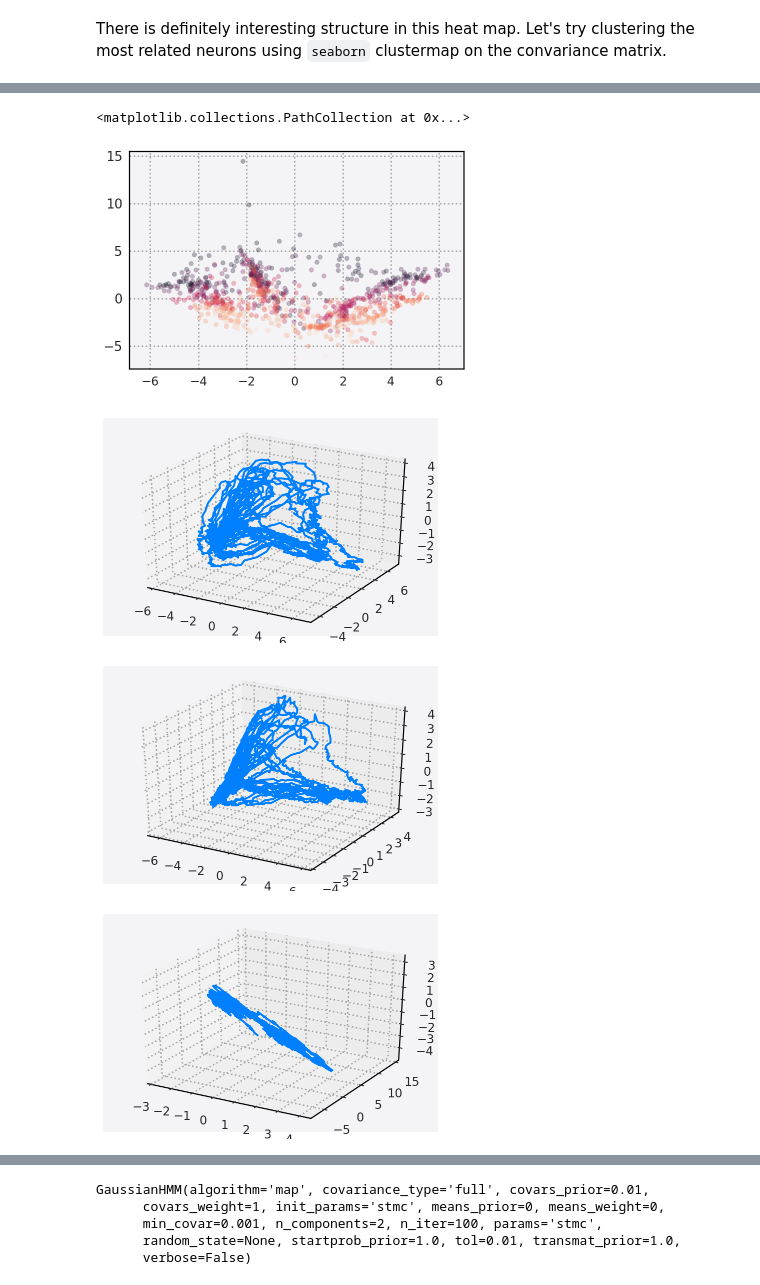
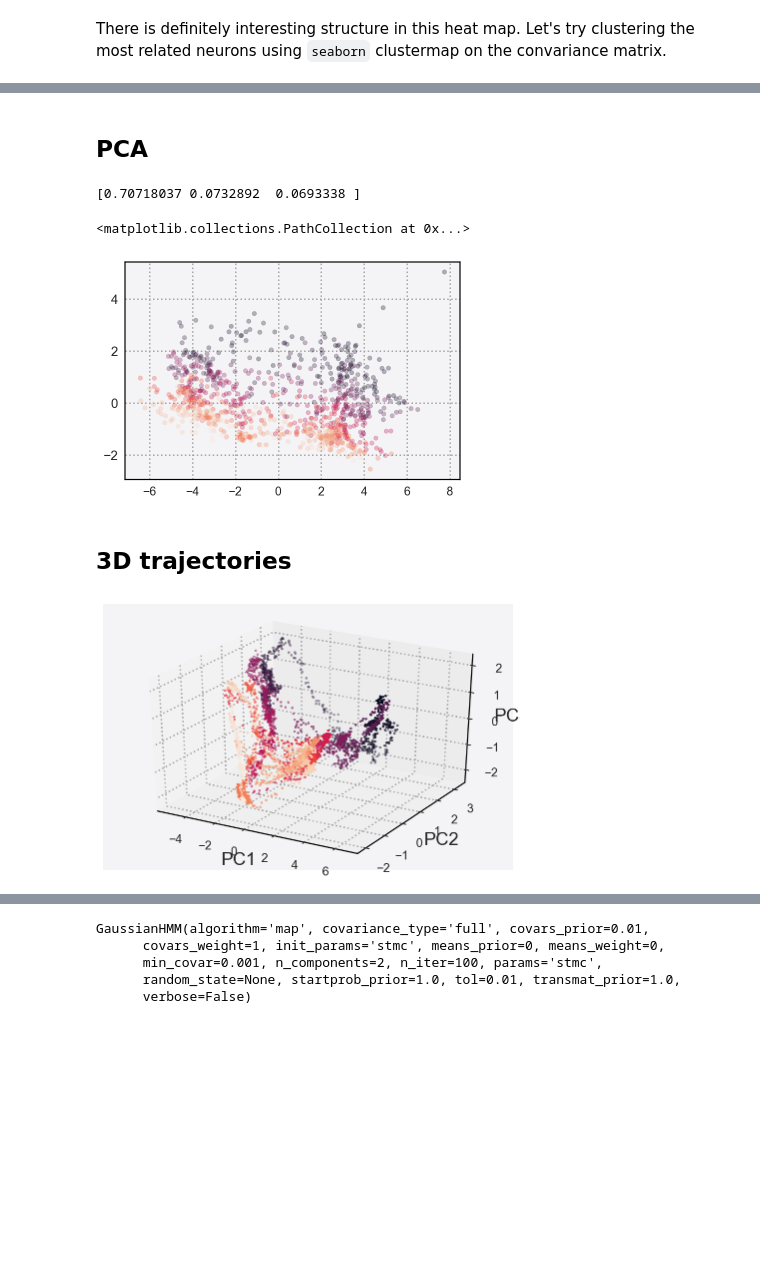
Before and after one commit to dangeles/WormsDream, a Jupyter notebook: src/oxygen_stimulus.ipynb, the cells around one changed output, grey strips where cells are left out. Drawn from its saved outputs; the diff is of its cells as text; code cells hidden in the pictures; blank space fills up the shorter version.

```diff
--- a/src/oxygen_stimulus.ipynb
+++ b/src/oxygen_stimulus.ipynb
@@ -241,41 +376,74 @@ W = pca.components_
+# %% [markdown]
+## PCA
+# %%
+df_subset = df[df.neuron.isin(neurons_in_all)].copy()
+df_subset_stim = df_stim[df_stim.neuron.isin(neurons_in_all)].copy()
+
+subset1 = get_data_from_worm(df_subset, 1)
+subset2 = get_data_from_worm(df_subset, 2)
+subset0 = get_data_from_worm(df_subset, 0)
+
+
+stim_subset1 = get_data_from_worm(df_subset_stim, 4)
+stim_subset2 = get_data_from_worm(df_subset_stim, 5)
+stim_subset0 = get_data_from_worm(df_subset_stim, 3)
+
+pca = PCA(3)
+pca.fit(subset0)
+print(pca.explained_variance_ratio_)
+W = pca.components_
+# %% [output]
+[0.70718037 0.0732892  0.0693338 ]
 # %%
-tD0 = W.dot(data0.T)
-tD1 = W.dot(data1.T)
-tD2 = W.dot(data2.T)
+tD0 = W.dot(subset0.T)
+tD1 = W.dot(subset1.T)
+tD2 = W.dot(subset2.T)
+
+stim_tD0 = W.dot(stim_subset0.T)
+stim_tD1 = W.dot(stim_subset1.T)
+stim_tD2 = W.dot(stim_subset2.T)
 # %%
 subsample = 10
 color = np.linspace(0, 1, len(tD0[0, ::subsample]))
 color1 = np.linspace(0, 1, len(tD1[0, ::subsample]))
 color2 = np.linspace(0, 1, len(tD2[0, ::subsample]))
 
-plt.scatter(tD0[0, ::subsample], tD0[1, ::subsample], s=20, alpha=0.3, c=color)
-plt.scatter(tD1[0, ::subsample], tD1[1, ::subsample], s=20, alpha=0.3, c=color1)
-plt.scatter(tD2[0, ::subsample], tD2[1, ::subsample], s=20, alpha=0.3, c=color2)
+plt.scatter(tD0[0, ::subsample], tD0[1, ::subsample],
+            s=20, alpha=0.3, c=color)
+plt.scatter(tD1[0, ::subsample], tD1[1, ::subsample],
+            s=20, alpha=0.3, c=color1)
+plt.scatter(tD2[0, ::subsample], tD2[1, ::subsample],
+            s=20, alpha=0.3, c=color2)
 # %% [output]
 <matplotlib.collections.PathCollection at 0x...>
-[figure, old version]
+[figure, new version]
+# %% [markdown]
+## 3D trajectories
 # %%
-import matplotlib.pyplot as plt
-from mpl_toolkits.mplot3d import Axes3D
-
 def plot3d(tD, ax=None, color='k', subsample=5, **kwargs):
     tD = tD[:, ::subsample]
-    color = np.linspace(0, 1, len(tD))
+#     color = tD[0, ::subsample]
+    color = np.linspace(0, 1, len(tD[0]))
     x = tD[0, :]
     y = tD[1, :]
     z = tD[2, :]
     if ax is None:
         fig = plt.figure()
         ax = fig.add_subplot(111, projection='3d')
-        ax.plot(x, y, z, zdir='z',  c=color, **kwargs)
+        ax.scatter(x, y, z, zdir='z',  c=color, **kwargs)
     else:
-        ax.plot(x, y, z, zdir='z',  c=color, **kwargs)
+        ax.scatter(x, y, z, zdir='z',  c=color, **kwargs)
     return ax
 
-ax = plot3d(tD1, ax=None, color=color, subsample=1)
-ax = plot3d(tD2, ax=None, color=color, subsample=1)
-ax = plot3d(tD0, ax=None, color=color, subsample=1)
+# ax = plot3d(tD1, ax=None, color=color, subsample=1, s=5)
+ax = plot3d(tD2, ax=None, color=color, subsample=1, s=5)
+# ax = plot3d(tD0, ax=None, color=color, subsample=1, s=5)
+
+plt.xlabel('PC1')
+plt.ylabel('PC2')
+ax.set_zlabel('PC3')
+
+plt.tight_layout()
+plt.savefig('../output/pca_3d.pdf', bbox_inches='tight')
 # %% [output]
-[figure, old version]
+[figure, new version]
-[figure, removed]
-[figure, removed]
```
Also changed, not shown: parts of 34 cells of this notebook, 8 other files.
